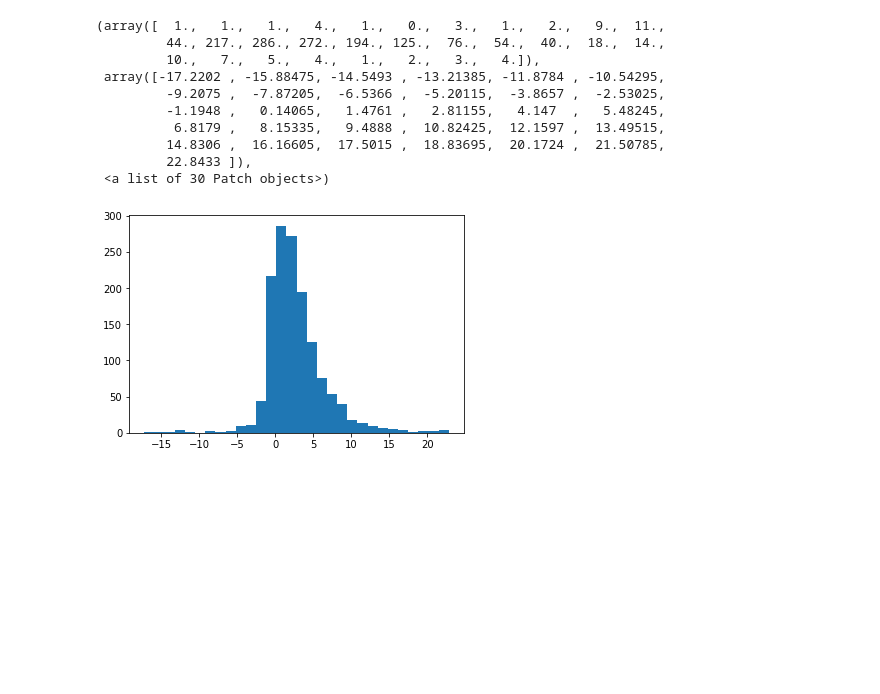
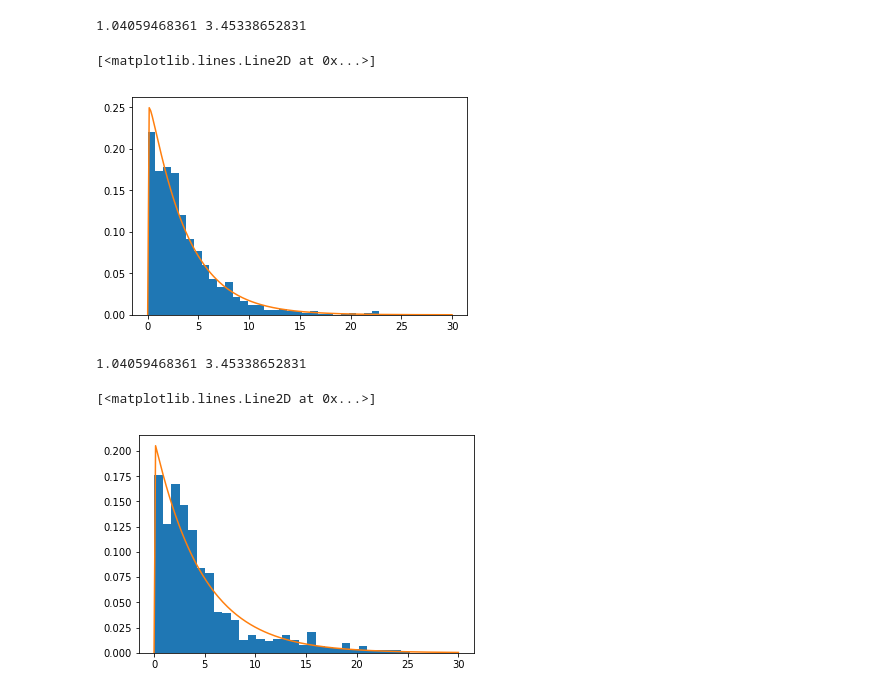
Before and after one commit to hstrey/Apoptosis-transitions, a Jupyter notebook: transition distributions.ipynb, the cells around one changed output. Cells and saved outputs as stored; diff of their text form; code cells hidden in the pictures; blank space fills up the shorter version.

Commit message:
performed maximum likelihood fits on distributions

```diff
--- a/transition distributions.ipynb
+++ b/transition distributions.ipynb
@@ -6,18 +8,44 @@ import matplotlib.pyplot as plt
+# %%
+# lets estimate the parameters for the gamma function from the data
+# first by maximum likelihood
+def MLE_gamma(data):
+    avg = data.mean()
+    s = np.log(avg) - np.log(data).mean()
+    k0 = (3 - s + np.sqrt((s -3)**2 +24*s))/12/s
+#    print("initial guess:",k0)
+    for i in range(4):
+        k = k0 - (np.log(k0)-special.digamma(k0)-s)/(1/k0-special.polygamma(1,k0))
+#        print("next guess:",k)
+        k0=k
+    return (k,avg/k)
 # %%
 data = pd.read_pickle("data/2018-08-01–115444_event_times.pickle.xz")
+tp = np.linspace(0,30,200)
 # %%
 tmrm_ros_delay = np.array(data[data.marker1=="ros"][data.marker0=="tmrm"]["delay"])
 tmrm_ros_delay = tmrm_ros_delay[np.logical_not(np.isnan(tmrm_ros_delay))]
-plt.hist(tmrm_ros_delay,bins=30)
+tmrm_ros_delay_clean = tmrm_ros_delay[tmrm_ros_delay>0]
+plt.hist(tmrm_ros_delay_clean,bins=30,normed=True)
+
+k_tr,theta_tr = MLE_gamma(tmrm_ros_delay_clean)
+print(k_tr,theta_tr)
+tr_gamma = sps.gamma.pdf(x=tp,a=k_tr,scale=theta_tr)
+plt.plot(tp,tr_gamma)
 # %% [output]
-(array([  1.,   1.,   1.,   4.,   1.,   0.,   3.,   1.,   2.,   9.,  11.,
-         44., 217., 286., 272., 194., 125.,  76.,  54.,  40.,  18.,  14.,
-         10.,   7.,   5.,   4.,   1.,   2.,   3.,   4.]),
- array([-17.2202 , -15.88475, -14.5493 , -13.21385, -11.8784 , -10.54295,
-         -9.2075 ,  -7.87205,  -6.5366 ,  -5.20115,  -3.8657 ,  -2.53025,
-         -1.1948 ,   0.14065,   1.4761 ,   2.81155,   4.147  ,   5.48245,
-          6.8179 ,   8.15335,   9.4888 ,  10.82425,  12.1597 ,  13.49515,
-         14.8306 ,  16.16605,  17.5015 ,  18.83695,  20.1724 ,  21.50785,
-         22.8433 ]),
- <a list of 30 Patch objects>)
+1.04059468361 3.45338652831
+[<matplotlib.lines.Line2D at 0x...>]
-[figure, old version]
+[figure, new version]
+# %%
+lyso_tmrm_delay = np.array(data[data.marker1=="tmrm"][data.marker0=="lyso"]["delay"])
+lyso_tmrm_delay = lyso_tmrm_delay[np.logical_not(np.isnan(lyso_tmrm_delay))]
+lyso_tmrm_delay_clean = lyso_tmrm_delay[lyso_tmrm_delay>0]
+plt.hist(lyso_tmrm_delay_clean,normed=True,bins=30)
+
+k_lt,theta_lt = MLE_gamma(lyso_tmrm_delay_clean)
+print(k_tr,theta_tr)
+lt_gamma = sps.gamma.pdf(x=tp,a=k_lt,scale=theta_lt)
+plt.plot(tp,lt_gamma)
+# %% [output]
+1.04059468361 3.45338652831
+[<matplotlib.lines.Line2D at 0x...>]
+[figure, added]
```
Also changed, not shown: parts of 3 cells of this notebook.
